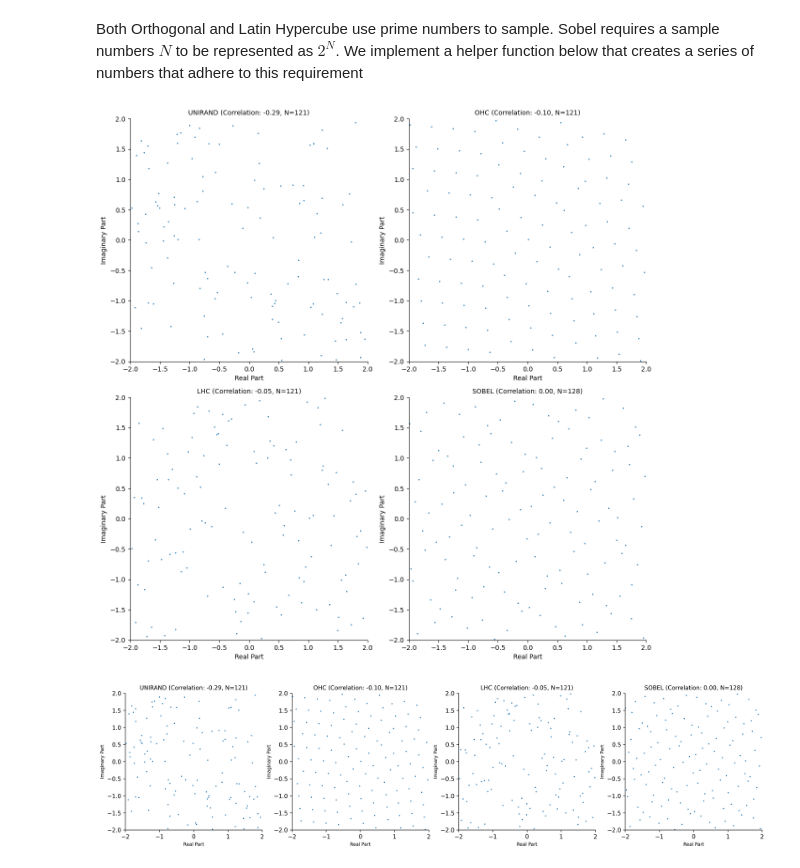
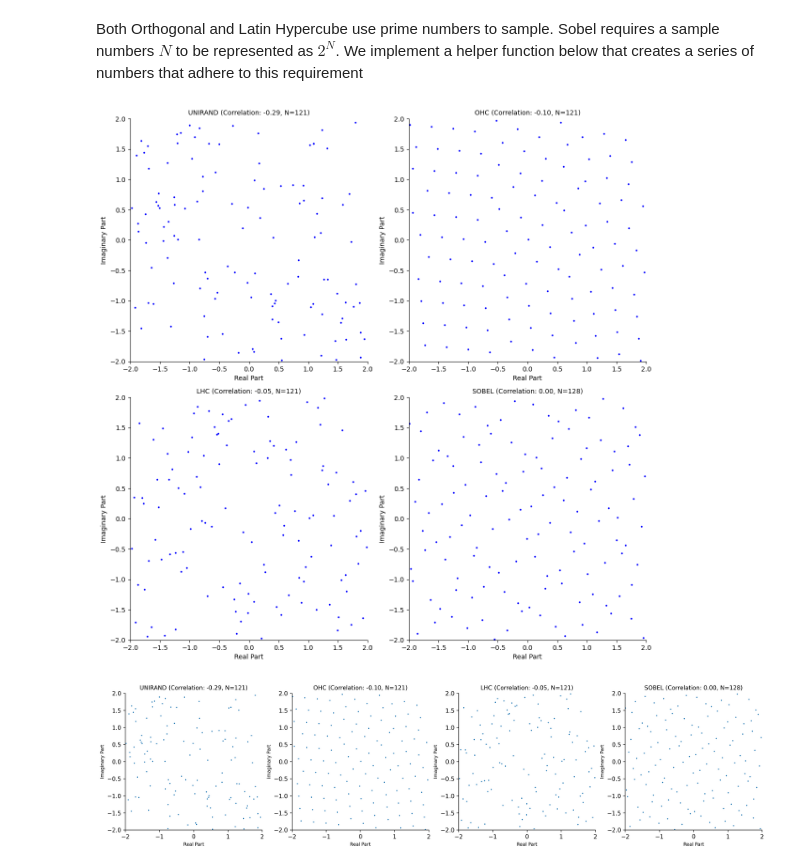
Before and after one commit to NaniHazbolatow/5284STSI6Y, a Jupyter notebook: Assignment 1/assignment1-3.ipynb, the cells around one changed output. Cells and saved outputs as stored; diff of their text form; code cells hidden in the pictures.

```diff
--- a/Assignment 1/assignment1-3.ipynb
+++ b/Assignment 1/assignment1-3.ipynb
@@ -223,35 +223,35 @@ correlations = {}
 samples = {}
 
 # Generate samples and calculate correlations
 for method in methods:
     c_array, c_re, c_im = sampler.sample(method, num_samples[method], seed)
     corr, _ = pearsonr(c_re, c_im)
     correlations[method] = corr
     samples[method] = (c_re, c_im)
 
 # Plotting
 fig, axs = plt.subplots(2, 2, figsize=(12, 12))
 axs = axs.flatten()
 
 for i, method in enumerate(methods):
     c_re, c_im = samples[method]
     correlation = correlations[method]
-    axs[i].scatter(c_re, c_im, s=1)
+    axs[i].scatter(c_re, c_im, s=3, color='blue')
     axs[i].set_title(f"{method} (Correlation: {correlation:.2f}, N={num_samples[method]})", fontsize=10)
     axs[i].set_xlabel("Real Part")
     axs[i].set_ylabel("Imaginary Part")
     axs[i].set_xlim([-2, 2])
     axs[i].set_ylim([-2, 2])
 
     axs[i].spines['top'].set_visible(False)
     axs[i].spines['right'].set_visible(False)
 
 plt.tight_layout(pad=1.0, h_pad=1.0, w_pad=1.0)  # Reduces padding between plots
 #plt.tight_layout()
 #plt.show()
 plt.savefig('Report Plots/sampling_correlations_2by2.png', dpi=dpi)
 # %% [output]
-[figure, old version]
+[figure, new version]
 # %%
 fig, axs = plt.subplots(1, 4, figsize=(16, 4), dpi=300)  # Single row of 4 plots, smaller height
 axs = axs.flatten()
```
Also changed, not shown: parts of 11 cells of this notebook, 3 other files.
